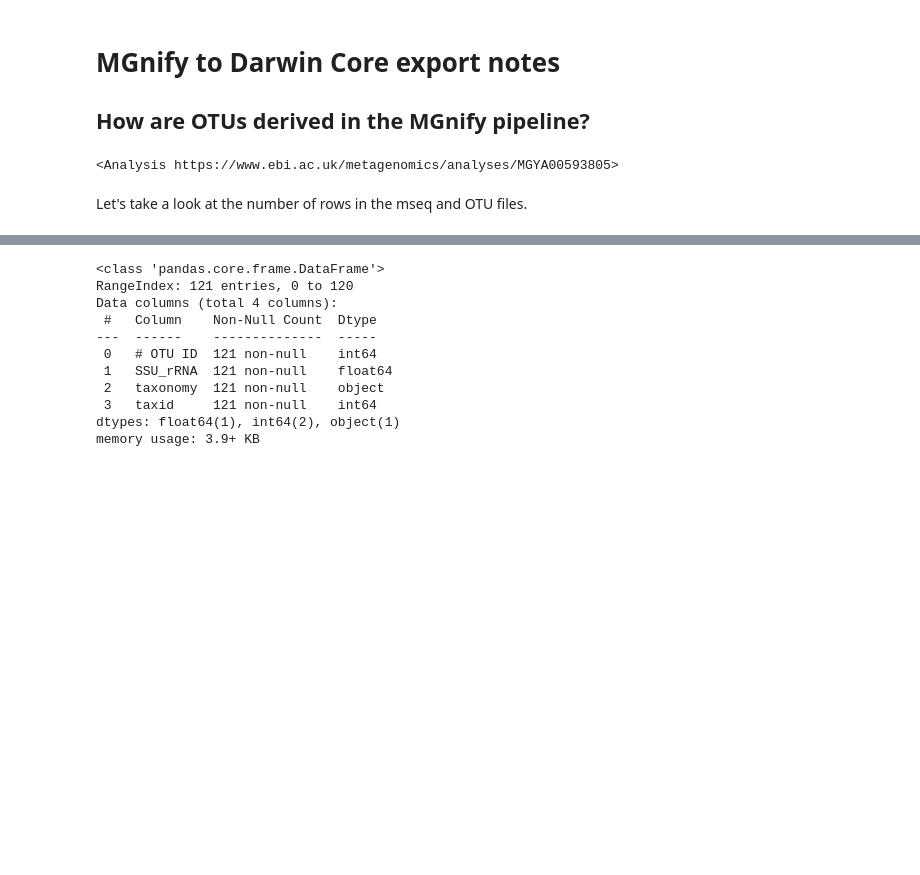
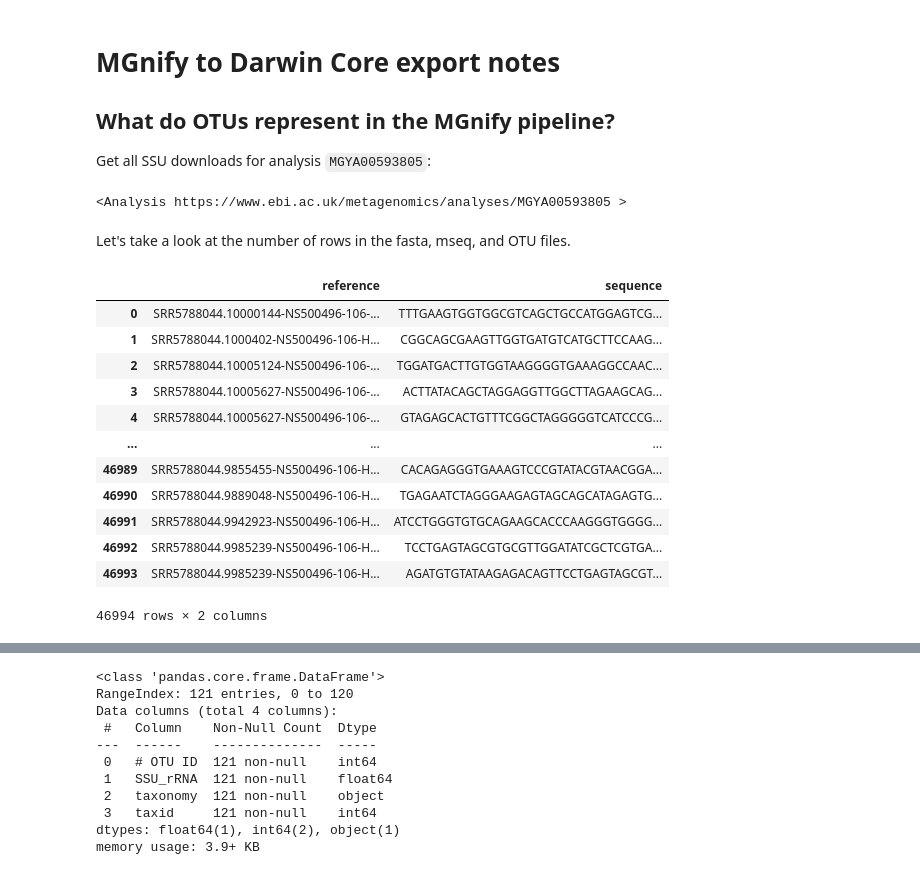
Before and after one commit to iobis/mgnify-extract, a Jupyter notebook: notebooks/otus.ipynb, the cells around one changed output, grey strips where cells are left out. Saved outputs shown, nothing was run; the diff lists cells and outputs as text; code cells hidden in the pictures; blank space fills up the shorter version.

```diff
--- a/notebooks/otus.ipynb
+++ b/notebooks/otus.ipynb
@@ -1,17 +1,19 @@
 # %% [markdown]
 # MGnify to Darwin Core export notes
-## How are OTUs derived in the MGnify pipeline?
+## What do OTUs represent in the MGnify pipeline?
+
+Get all SSU downloads for analysis `MGYA00593805`:
 # %%
 import pandas as pd
 from mgnifyextract.analyses import get_analysis
 from mgnifyextract.downloads import FastaDownload, MseqDownload, TsvDownload
 from mgnifyextract.studies import get_superstudy_studies
 from mgnifyextract.util import clean_taxonomy_string
+
+analysis = get_analysis("MGYA00593805")
+analysis
+# %% [output]
+<Analysis https://www.ebi.ac.uk/metagenomics/analyses/MGYA00593805 >
-# %%
-analysis = get_analysis("MGYA00593805")
-analysis
-# %% [output]
-<Analysis https://www.ebi.ac.uk/metagenomics/analyses/MGYA00593805>
 # %%
 downloads = analysis.get_downloads()
 
@@ -21,4 +23,21 @@ fasta_files = [download for download in downloads if isinstance(download, FastaD
 mseq_files = [download for download in downloads if isinstance(download, MseqDownload) and download.marker == marker]
 tsv_files = [download for download in downloads if isinstance(download, TsvDownload) and download.marker == marker]
 # %% [markdown]
-Let's take a look at the number of rows in the mseq and OTU files.
+Let's take a look at the number of rows in the fasta, mseq, and OTU files.
+# %%
+fasta = fasta_files[0].read_pandas()
+fasta
+# %% [output]
+|  | reference | sequence |
+| 0 | SRR5788044.10000144-NS500496-106-... | TTTGAAGTGGTGGCGTCAGCTGCCATGGAGTCG... |
+| 1 | SRR5788044.1000402-NS500496-106-H... | CGGCAGCGAAGTTGGTGATGTCATGCTTCCAAG... |
+| 2 | SRR5788044.10005124-NS500496-106-... | TGGATGACTTGTGGTAAGGGGTGAAAGGCCAAC... |
+| 3 | SRR5788044.10005627-NS500496-106-... | ACTTATACAGCTAGGAGGTTGGCTTAGAAGCAG... |
+| 4 | SRR5788044.10005627-NS500496-106-... | GTAGAGCACTGTTTCGGCTAGGGGGTCATCCCG... |
+| ... | ... | ... |
+| 46989 | SRR5788044.9855455-NS500496-106-H... | CACAGAGGGTGAAAGTCCCGTATACGTAACGGA... |
+| 46990 | SRR5788044.9889048-NS500496-106-H... | TGAGAATCTAGGGAAGAGTAGCAGCATAGAGTG... |
+| 46991 | SRR5788044.9942923-NS500496-106-H... | ATCCTGGGTGTGCAGAAGCACCCAAGGGTGGGG... |
+| 46992 | SRR5788044.9985239-NS500496-106-H... | TCCTGAGTAGCGTGCGTTGGATATCGCTCGTGA... |
+| 46993 | SRR5788044.9985239-NS500496-106-H... | AGATGTGTATAAGAGACAGTTCCTGAGTAGCGT... |
+46994 rows × 2 columns
```
Also changed, not shown: parts of 9 cells of this notebook.
